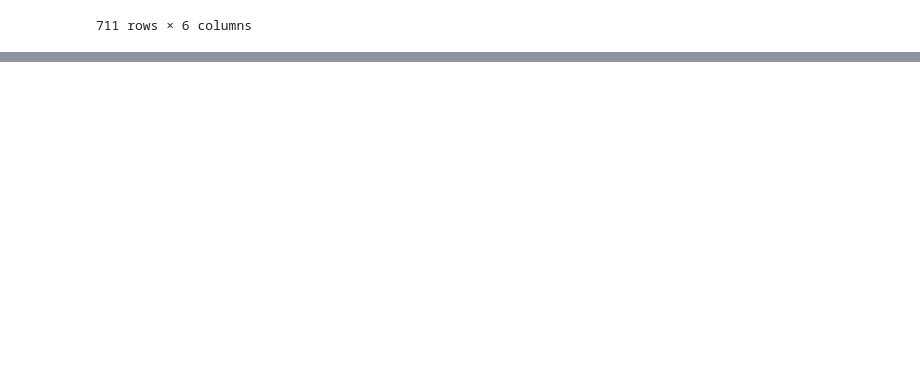
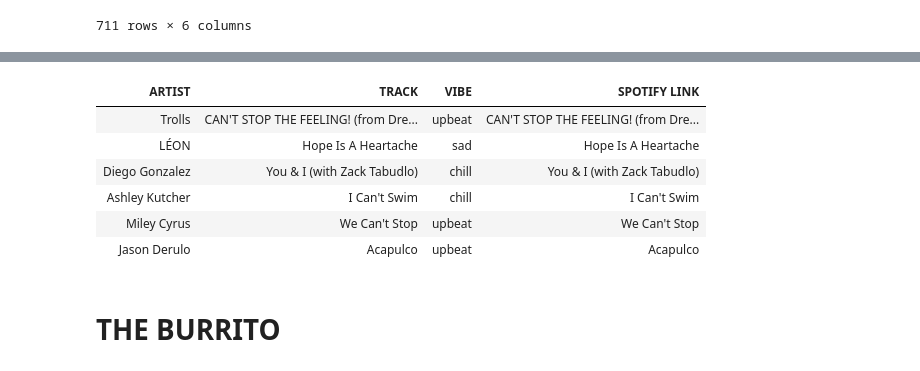
Before and after one commit to lphan1812/spotify-project, a Jupyter notebook: SpotifyDash.ipynb, the cells around one changed output, grey strips where cells are left out. Saved outputs shown, nothing was run; the diff lists cells and outputs as text; code cells hidden in the pictures; blank space fills up the shorter version.

```diff
--- a/SpotifyDash.ipynb
+++ b/SpotifyDash.ipynb
@@ -1350,0 +1180,44 @@ WARNING:tornado.access:404 GET /favicon.ico (::1) 0.76ms
+# %%
+new_columns = ['ARTIST', 'TRACK', 'VIBE','SPOTIFY LINK']
+
+# Rename the columns of the DataFrame
+recommendations=recommendations.rename(columns={"artist": "ARTIST", "track_name": "TRACK", "vibe": "VIBE", "Spotify Link": "SPOTIFY LINK"})
+# %%
+import pandas as pd
+import panel as pn
+
+# Create a DataFrame with recommendations
+# recommendations = pd.DataFrame({
+#     'artist': ['Artist 1', 'Artist 2', 'Artist 3', 'Artist 4', 'Artist 5'],
+#     'track_name': ['Song 1', 'Song 2', 'Song 3', 'Song 4', 'Song 5'],
+#     'uri': ['https://spotify.com/1', 'https://spotify.com/2', 'https://spotify.com/3', 'https://spotify.com/4', 'https://spotify.com/5']
+# })
+styled_df = recommendations[['ARTIST', 'TRACK', 'VIBE','SPOTIFY LINK']].head(6).style \
+    .set_properties(**style) \
+    .set_table_styles([{
+        'selector': 'th',
+        'props': [
+            ('color', 'white'),
+            ('background-color', pre_defined_green),
+            ('font-weight', 'bold'),
+            ('font-family', 'Andale Mono'), ('font-size', '18px')
+            # ('align':'center')
+        ]
+    }, {
+        'selector': 'td',
+        'props': [('color', titlecol),
+                 # ('background-color', titlecol),
+            # ('font-weight', 'bold'),
+            ('font-family', 'Andale Mono'), ('font-size', '15px')]
+    }]) \
+    .format({'uri': '<a href="{0}" target="_blank">{0}</a>'}).hide()
+
+styled_df
+# %% [output]
+| ARTIST | TRACK | VIBE | SPOTIFY LINK |
+| Trolls | CAN'T STOP THE FEELING! (from Dre... | upbeat | CAN'T STOP THE FEELING! (from Dre... |
+| LÉON | Hope Is A Heartache | sad | Hope Is A Heartache |
+| Diego Gonzalez | You & I (with Zack Tabudlo) | chill | You & I (with Zack Tabudlo) |
+| Ashley Kutcher | I Can't Swim | chill | I Can't Swim |
+| Miley Cyrus | We Can't Stop | upbeat | We Can't Stop |
+| Jason Derulo | Acapulco | upbeat | Acapulco |
@@ -1350,0 +1249,2 @@ WARNING:tornado.access:404 GET /favicon.ico (::1) 0.76ms
+# %% [markdown]
+# THE BURRITO
```
Also changed, not shown: parts of 69 cells of this notebook.
